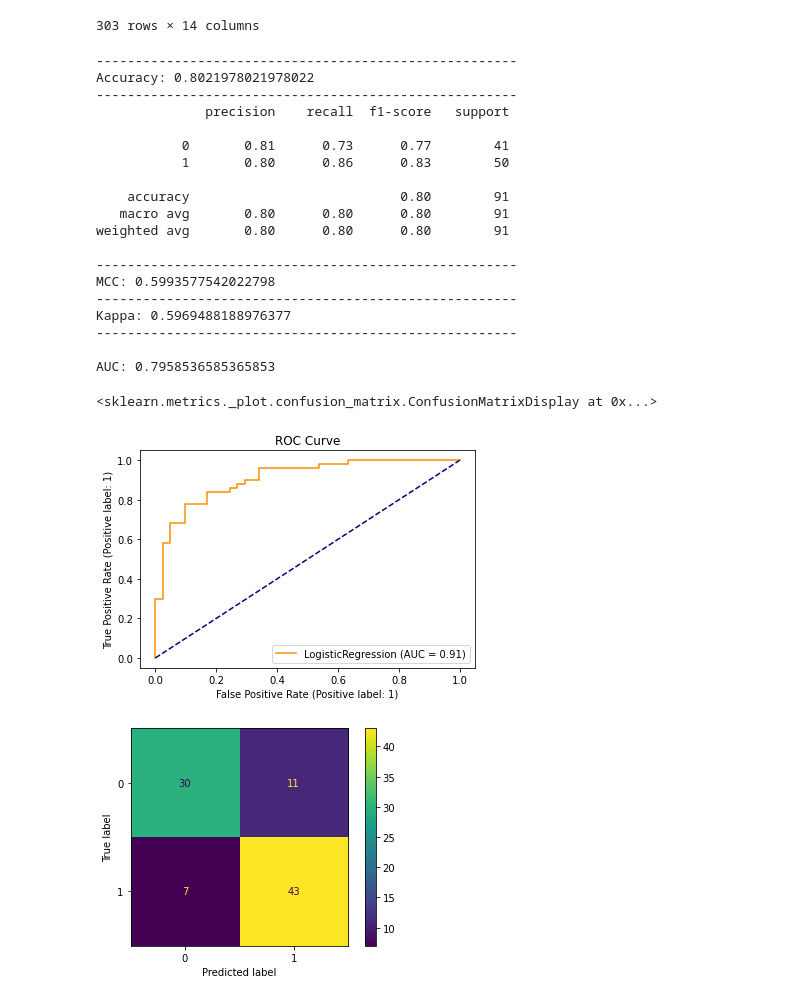
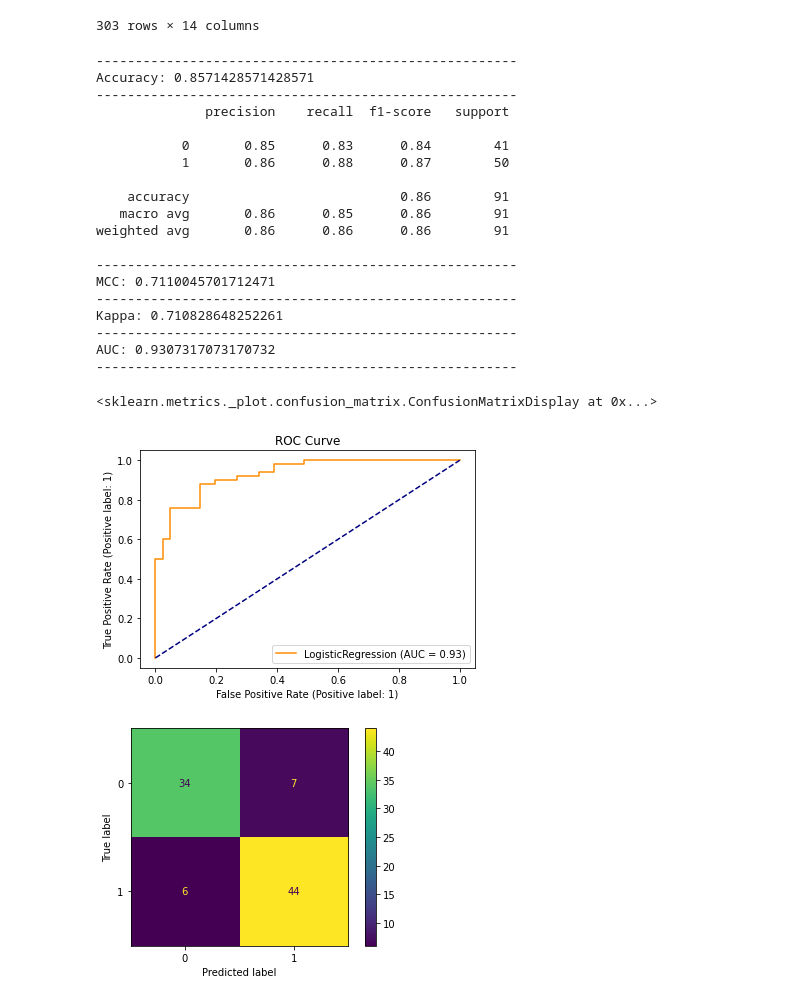
Before and after one commit to DavidTa12/Jupyter, a Jupyter notebook: 1 Classifications - The Ultimate Notebook.ipynb, the cells around one changed output. Saved outputs shown, nothing was run; the diff lists cells and outputs as text; code cells hidden in the pictures.

```diff
--- a/1 Classifications - The Ultimate Notebook.ipynb
+++ b/1 Classifications - The Ultimate Notebook.ipynb
@@ -349,56 +276,53 @@ df2
 # %%
 from sklearn.linear_model import LogisticRegression
 
-y=df2['target']
-X=df2.drop("target", axis=1)
+y = df2['target']
+X = df2.drop("target", axis=1)
 scaler = RobustScaler()
 X = scaler.fit_transform(X)
 
-X_train, X_test, y_train, y_test = train_test_split(X, y, test_size=0.30, stratify=y)
-
+X_train, X_test, y_train, y_test = train_test_split(X, y, test_size=0.30, stratify=y, random_state=1)
 
 model = LogisticRegression()
 model.fit(X_train, y_train)
 y_pred = model.predict(X_test)
 
 print("------------------------------------------------------")
 print("Accuracy:",accuracy_score(y_test, y_pred))
 print("------------------------------------------------------")
 print(classification_report(y_test, y_pred))
 print("------------------------------------------------------")
 print("MCC:",matthews_corrcoef(y_test, y_pred))
 print("------------------------------------------------------")
 print("Kappa:",cohen_kappa_score(y_test, y_pred))
 print("------------------------------------------------------")
+print("AUC:", roc_auc_score(y_test, y_pred_proba))
+print("------------------------------------------------------")
 print(" ")
-
-
-metrics.plot_roc_curve(model, X_test, y_test, color='darkorange')
+metrics.plot_roc_curve(model, X_test, y_test, color='darkorange',drop_intermediate=False)
 plt.title('ROC Curve')
 plt.plot([0, 1], [0, 1], color='navy', linestyle='--')
-print("AUC:", roc_auc_score(y_test, y_pred))
-
 plot_confusion_matrix(model, X_test, y_test)
 # %% [output]
 ------------------------------------------------------
-Accuracy: 0.8021978021978022
+Accuracy: 0.8571428571428571
 ------------------------------------------------------
               precision    recall  f1-score   support
 
-           0       0.81      0.73      0.77        41
-           1       0.80      0.86      0.83        50
+           0       0.85      0.83      0.84        41
+           1       0.86      0.88      0.87        50
 
-    accuracy                           0.80        91
-   macro avg       0.80      0.80      0.80        91
-weighted avg       0.80      0.80      0.80        91
+    accuracy                           0.86        91
+   macro avg       0.86      0.85      0.86        91
+weighted avg       0.86      0.86      0.86        91
 
 ------------------------------------------------------
-MCC: 0.5993577542022798
+MCC: 0.7110045701712471
 ------------------------------------------------------
-Kappa: 0.5969488188976377
+Kappa: 0.710828648252261
 ------------------------------------------------------
-
-AUC: 0.7958536585365853
+AUC: 0.9307317073170732
+------------------------------------------------------
 <sklearn.metrics._plot.confusion_matrix.ConfusionMatrixDisplay at 0x...>
-[figure, old version]
+[figure, new version]
-[figure, old version]
+[figure, new version]
```
Also changed, not shown: parts of 13 cells of this notebook, 2 other files.
